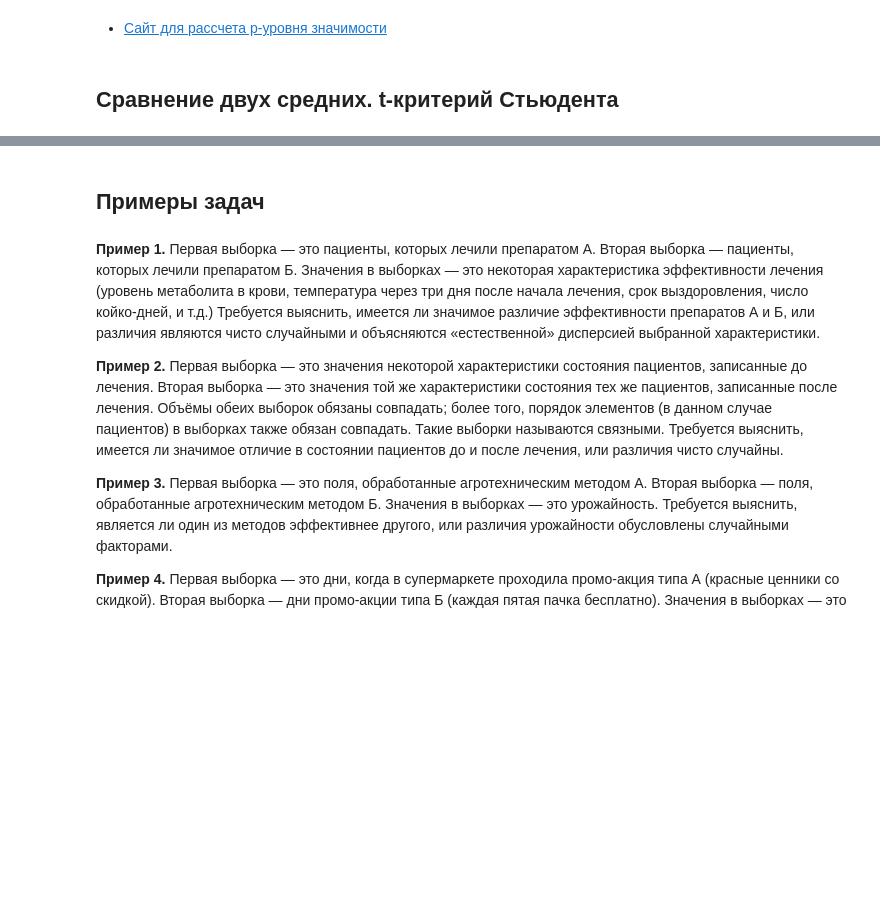
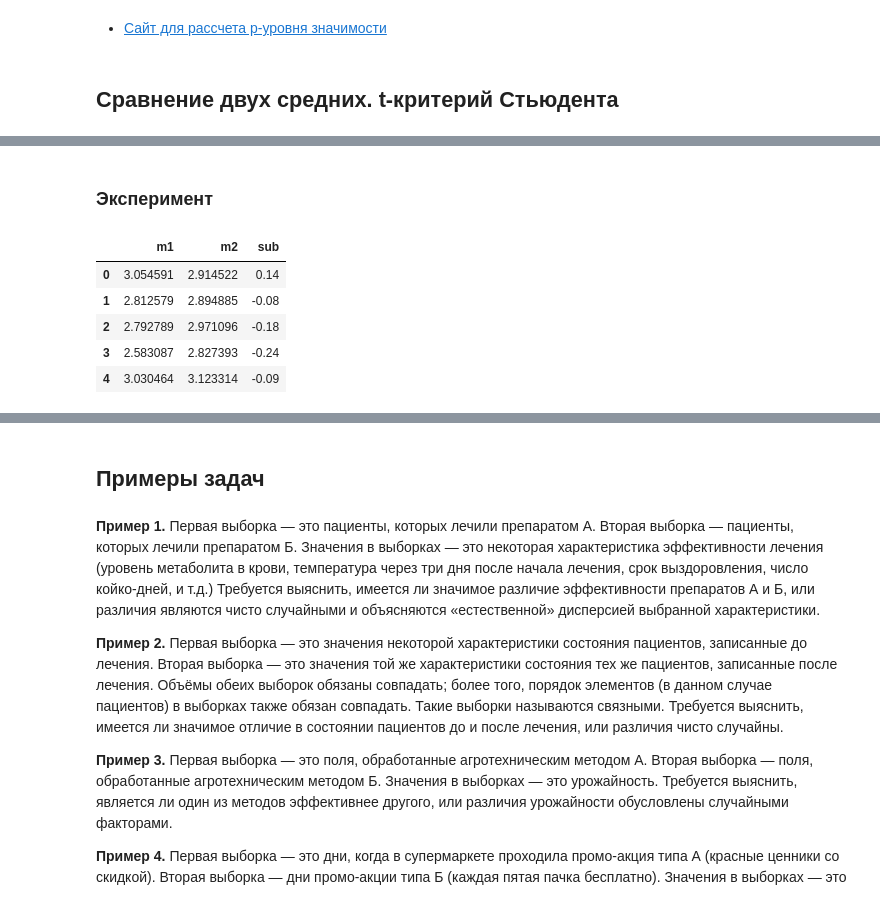
Before and after one commit to Saxsafon/Statistics, a Jupyter notebook: Hypotheses_testing/Student_criteria.ipynb, the cells around one changed output, grey strips where cells are left out. Drawn from its saved outputs; the diff is of its cells as text; code cells hidden in the pictures; blank space fills up the shorter version.

```diff
--- a/Hypotheses_testing/Student_criteria.ipynb
+++ b/Hypotheses_testing/Student_criteria.ipynb
@@ -35,3 +35,5 @@ display(HTML("<style>.container { width:100% !important; }</style>"))
 ## Сравнение двух средних. t-критерий Стьюдента
 # %% [markdown]
 <img src="../data/img/t_criterion.png" width="1000">
+# %% [markdown]
+### Эксперимент
@@ -37,0 +46,19 @@ display(HTML("<style>.container { width:100% !important; }</style>"))
+# %%
+n = 100
+size = 10_000
+
+means = pd.DataFrame({
+    'm1': [genpop.sample(n=n).mean() for i in range(size)],
+    'm2': [genpop.sample(n=n).mean() for i in range(size)],
+})
+
+means['sub'] = np.round(means['m1'] - means['m2'], 2)
+
+means.head()
+# %% [output]
+|  | m1 | m2 | sub |
+| 0 | 3.054591 | 2.914522 | 0.14 |
+| 1 | 2.812579 | 2.894885 | -0.08 |
+| 2 | 2.792789 | 2.971096 | -0.18 |
+| 3 | 2.583087 | 2.827393 | -0.24 |
+| 4 | 3.030464 | 3.123314 | -0.09 |
```
Also changed, not shown: parts of 8 cells of this notebook.
